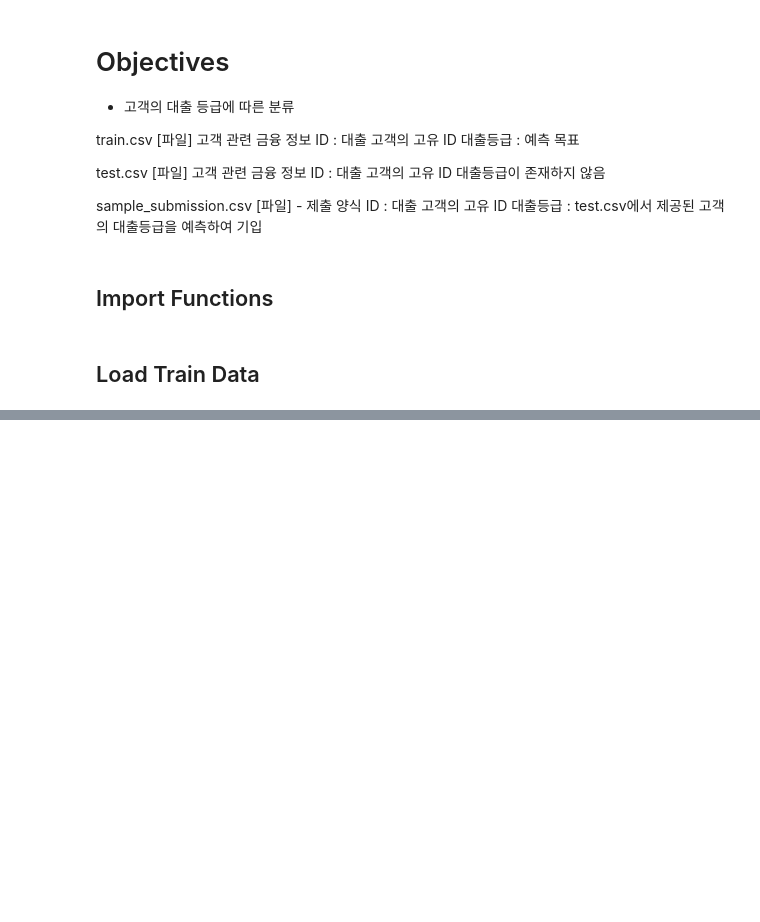
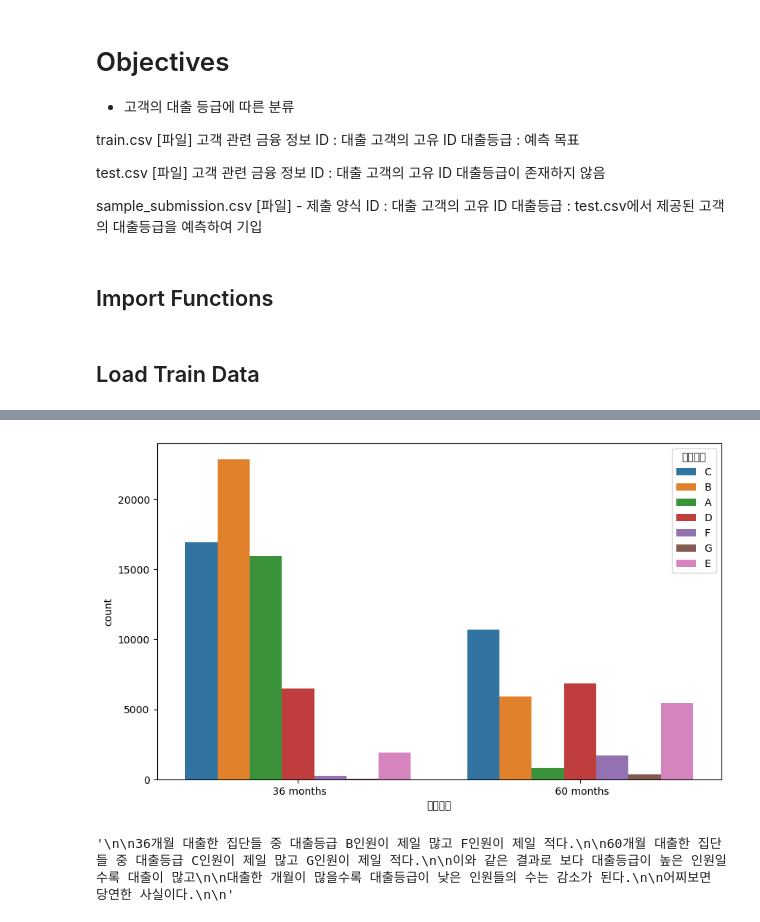
Before and after one commit to Nvuly/Customer_Loan_Rating_Hackathon, a Jupyter notebook: Customer_Loan_Rating_Hackathon.ipynb, the cells around one changed output, grey strips where cells are left out. Cells and saved outputs as stored; diff of their text form; code cells hidden in the pictures; blank space fills up the shorter version.

```diff
--- a/Customer_Loan_Rating_Hackathon.ipynb
+++ b/Customer_Loan_Rating_Hackathon.ipynb
@@ -76,0 +190,24 @@ print(f'학습용 데이터 : \n{df_test}')
+# %%
+### 고객의 대출기간과 고객의 대출등급의 관계 분석
+
+sns.countplot(data=df_train, x='대출기간', hue='대출등급')
+plt.rcParams['figure.figsize'] = [10, 6]
+plt.show()
+# %% [output]
+[figure, added]
+# %%
+'''
+
+36개월 대출한 집단들 중 대출등급 B인원이 제일 많고 F인원이 제일 적다.
+
+60개월 대출한 집단들 중 대출등급 C인원이 제일 많고 G인원이 제일 적다.
+
+이와 같은 결과로 보다 대출등급이 높은 인원일수록 대출이 많고
+
+대출한 개월이 많을수록 대출등급이 낮은 인원들의 수는 감소가 된다.
+
+어찌보면 당연한 사실이다.
+
+'''
+# %% [output]
+'\n\n36개월 대출한 집단들 중 대출등급 B인원이 제일 많고 F인원이 제일 적다.\n\n60개월 대출한 집단들 중 대출등급 C인원이 제일 많고 G인원이 제일 적다.\n\n이와 같은 결과로 보다 대출등급이 높은 인원일수록 대출이 많고\n\n대출한 개월이 많을수록 대출등급이 낮은 인원들의 수는 감소가 된다.\n\n어찌보면 당연한 사실이다.\n\n'
```
Also changed, not shown: parts of 14 cells of this notebook.
